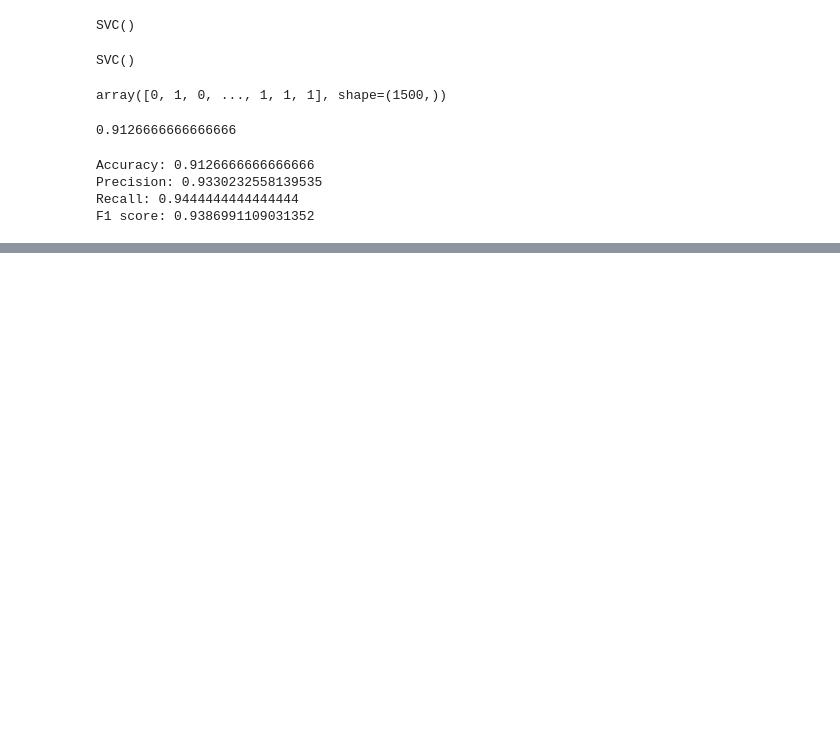
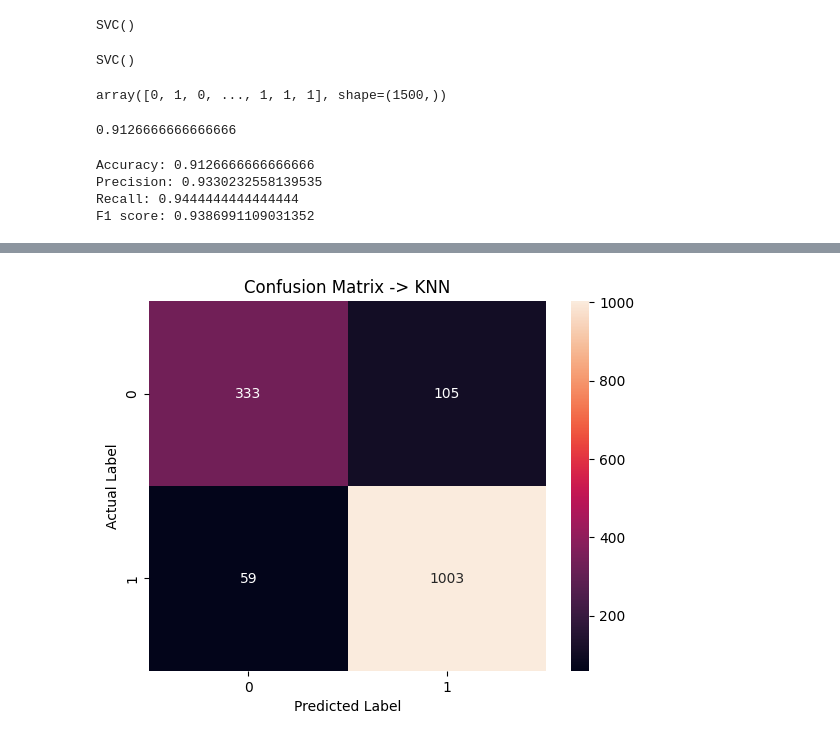
Before and after one commit to siddagovardhanreddy33/Ml_project--Smart_Phone_Addiction_Analysis, a Jupyter notebook: Smart_phones_ml_workflow.ipynb, the cells around one changed output, grey strips where cells are left out. Drawn from its saved outputs; the diff is of its cells as text; code cells hidden in the pictures; blank space fills up the shorter version.

```diff
--- a/Smart_phones_ml_workflow.ipynb
+++ b/Smart_phones_ml_workflow.ipynb
@@ -795,0 +889,4 @@ F1 score: 0.9386991109031352
+# %%
+plot_confusion_matrix(y_test, y_pred_knn, "KNN")
+# %% [output]
+[figure, added]
```
Also changed, not shown: parts of 10 cells of this notebook, 1 other file.
